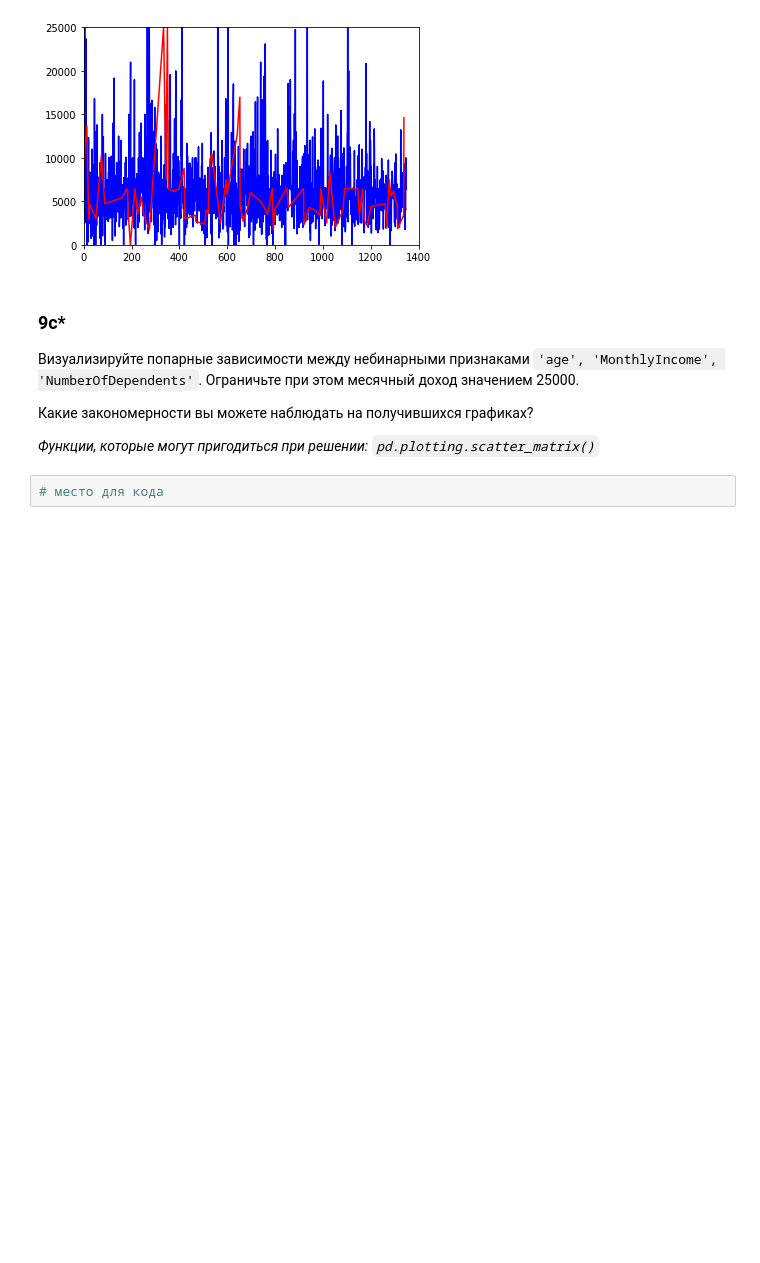
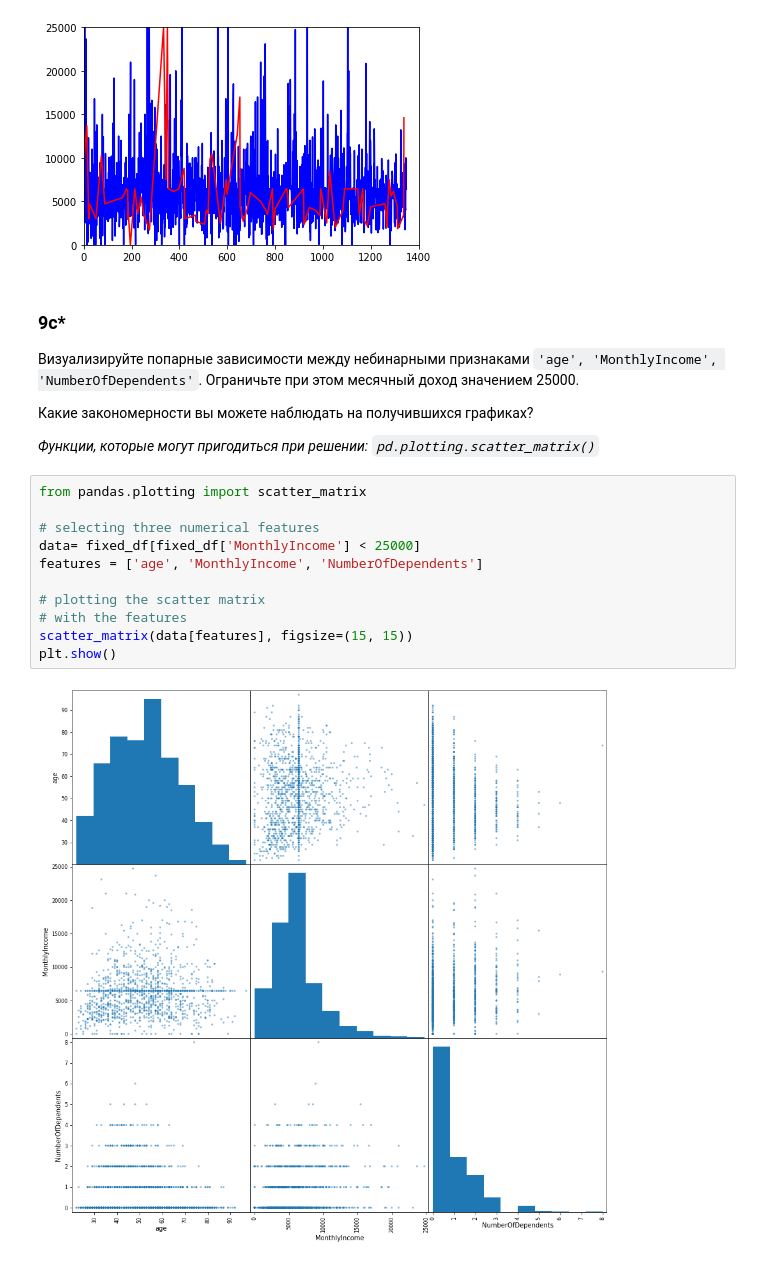
Before and after one commit to VelichkoAlexander-git/IntelligentSystems, a Jupyter notebook: Pandas/lab1/lab_1_pandas.ipynb, the cells around one changed output. Cells and saved outputs as stored; diff of their text form; blank space fills up the shorter version.

```diff
--- a/Pandas/lab1/lab_1_pandas.ipynb
+++ b/Pandas/lab1/lab_1_pandas.ipynb
@@ -342,5 +321,16 @@ plt.axis([0,1400,0,25000])
 Какие закономерности вы можете наблюдать на получившихся графиках?
 
 *Функции, которые могут пригодиться при решении: `pd.plotting.scatter_matrix()`*
-# %%
-# место для кода
+# %%
+from pandas.plotting import scatter_matrix
+
+# selecting three numerical features
+data= fixed_df[fixed_df['MonthlyIncome'] < 25000]
+features = ['age', 'MonthlyIncome', 'NumberOfDependents']
+
+# plotting the scatter matrix
+# with the features
+scatter_matrix(data[features], figsize=(15, 15))
+plt.show()
+# %% [output]
+[figure, added]
```
Also changed, not shown: parts of 7 cells of this notebook.
